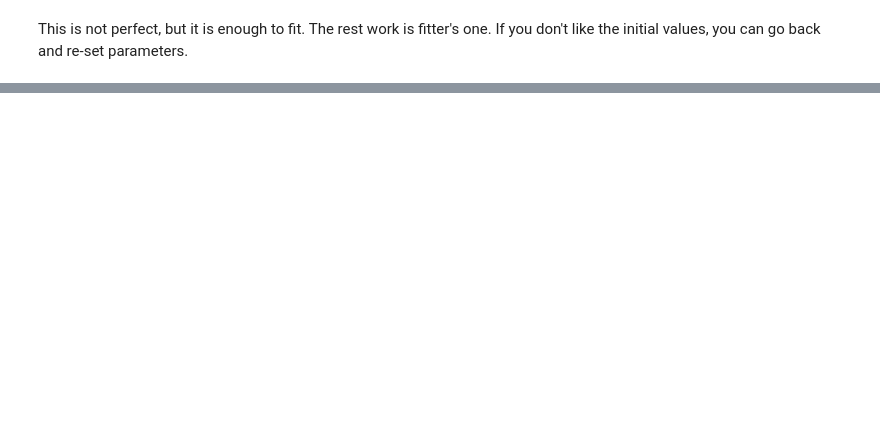
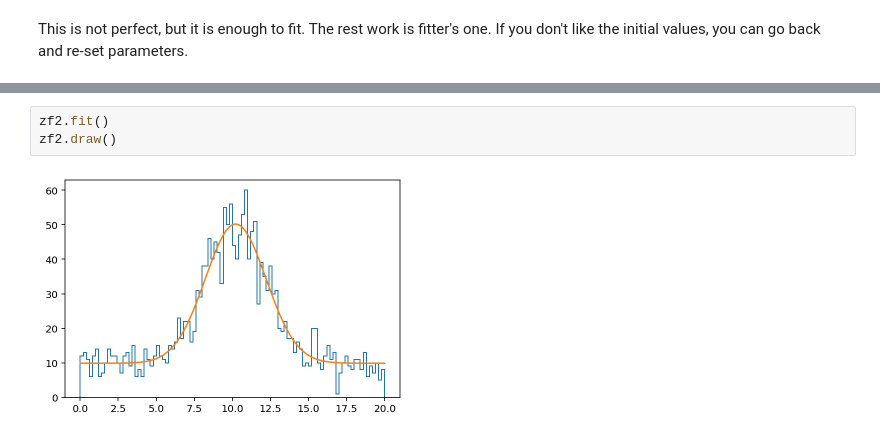
Before and after one commit to mzks/mzfit, a Jupyter notebook: notebook/zfitter1.ipynb, the cells around one changed output, grey strips where cells are left out. Drawn from its saved outputs; the diff is of its cells as text; blank space fills up the shorter version.

```diff
--- a/notebook/zfitter1.ipynb
+++ b/notebook/zfitter1.ipynb
@@ -89,0 +115,5 @@ plt.legend()
+# %%
+zf2.fit()
+zf2.draw()
+# %% [output]
+[figure, added]
```
Also changed, not shown: parts of 11 cells of this notebook.
